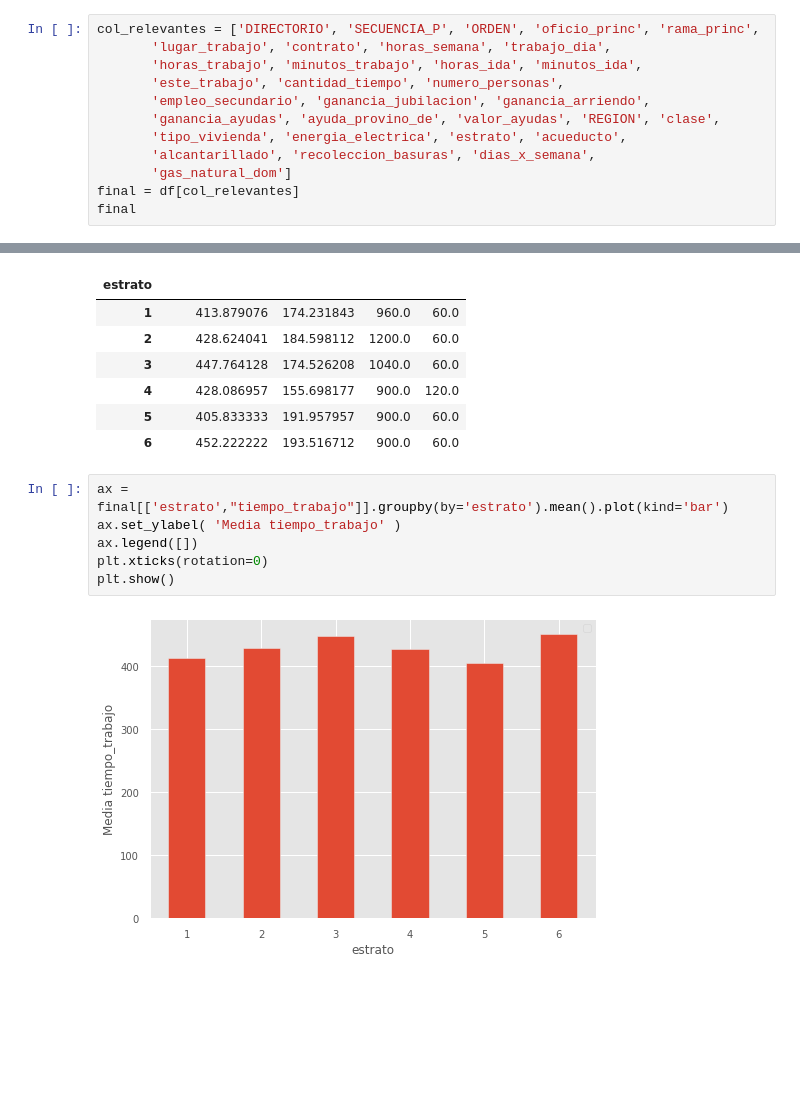
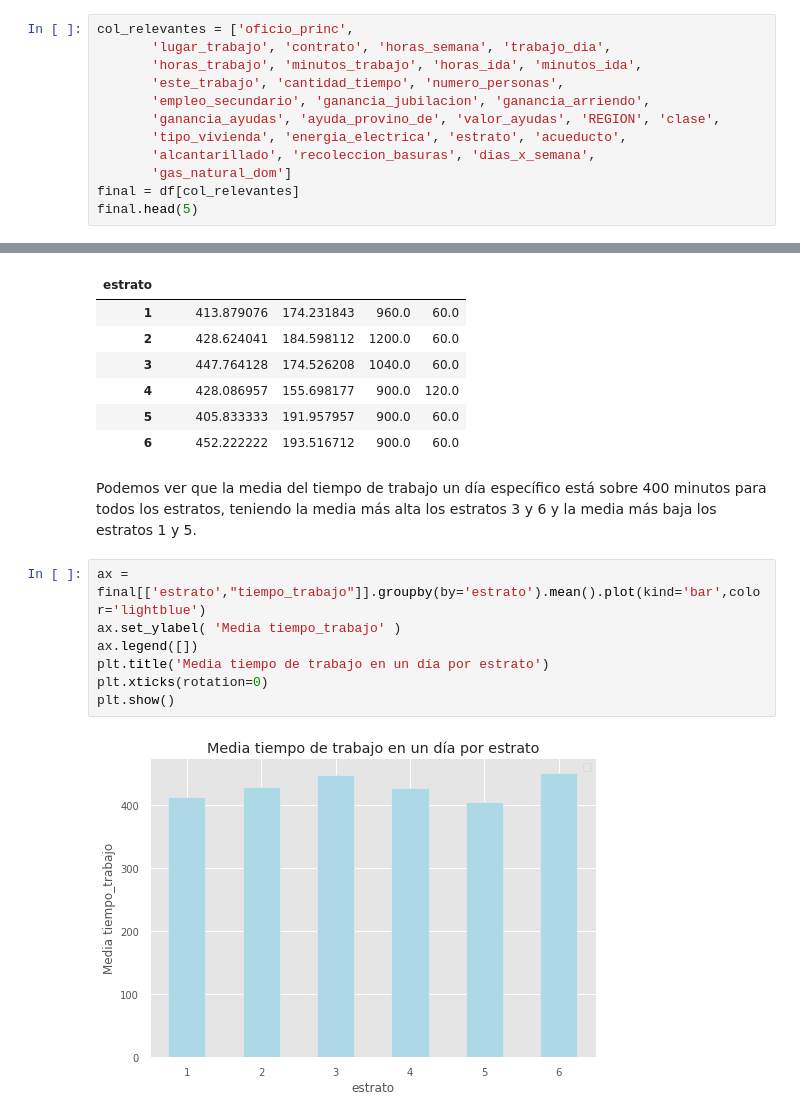
Before and after one commit to casalazara/Data-Science-Aplicado, a Jupyter notebook: Lab3/L3.ipynb, the cells around one changed output, grey strips where cells are left out. Drawn from its saved outputs; the diff is of its cells as text; blank space fills up the shorter version.

```diff
--- a/Lab3/L3.ipynb
+++ b/Lab3/L3.ipynb
@@ -247,7 +247,7 @@ df.rename(columns=a_renombrar, inplace=True)
 # %% [markdown]
 # Selección de variables necesarias.
 # %%
-col_relevantes = ['DIRECTORIO', 'SECUENCIA_P', 'ORDEN', 'oficio_princ', 'rama_princ',
+col_relevantes = ['oficio_princ',
        'lugar_trabajo', 'contrato', 'horas_semana', 'trabajo_dia',
        'horas_trabajo', 'minutos_trabajo', 'horas_ida', 'minutos_ida',
        'este_trabajo', 'cantidad_tiempo', 'numero_personas',
@@ -257,5 +257,5 @@ col_relevantes = ['DIRECTORIO', 'SECUENCIA_P', 'ORDEN', 'oficio_princ', 'rama_pr
        'alcantarillado', 'recoleccion_basuras', 'dias_x_semana',
        'gas_natural_dom']
 final = df[col_relevantes]
-final
+final.head(5)
 # %% [output]
@@ -406,11 +429,14 @@ final[['estrato','tiempo_trabajo']].groupby(by='estrato').agg(['mean','std','max
 | 4 | 428.086957 | 155.698177 | 900.0 | 120.0 |
 | 5 | 405.833333 | 191.957957 | 900.0 | 60.0 |
 | 6 | 452.222222 | 193.516712 | 900.0 | 60.0 |
+# %% [markdown]
+Podemos ver que la media del tiempo de trabajo un día específico está sobre 400 minutos para todos los estratos, teniendo la media más alta los estratos 3 y 6 y la media más baja los estratos 1 y 5.
 # %%
-ax = final[['estrato',"tiempo_trabajo"]].groupby(by='estrato').mean().plot(kind='bar')
+ax = final[['estrato',"tiempo_trabajo"]].groupby(by='estrato').mean().plot(kind='bar',color='lightblue')
 ax.set_ylabel( 'Media tiempo_trabajo' )
 ax.legend([])
+plt.title('Media tiempo de trabajo en un día por estrato')
 plt.xticks(rotation=0)
 plt.show()
 # %% [output]
-[figure, old version]
+[figure, new version]
```
Also changed, not shown: parts of 21 cells of this notebook.
